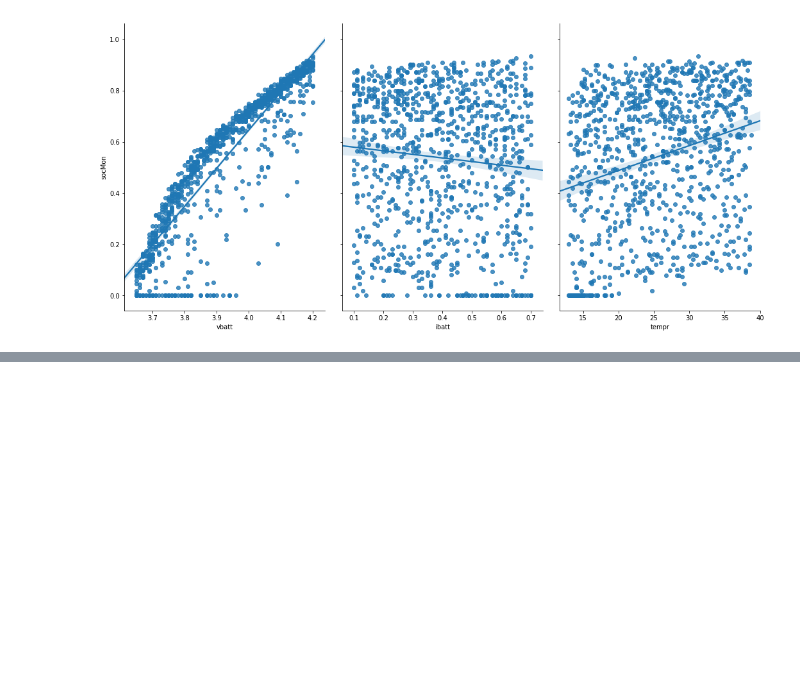
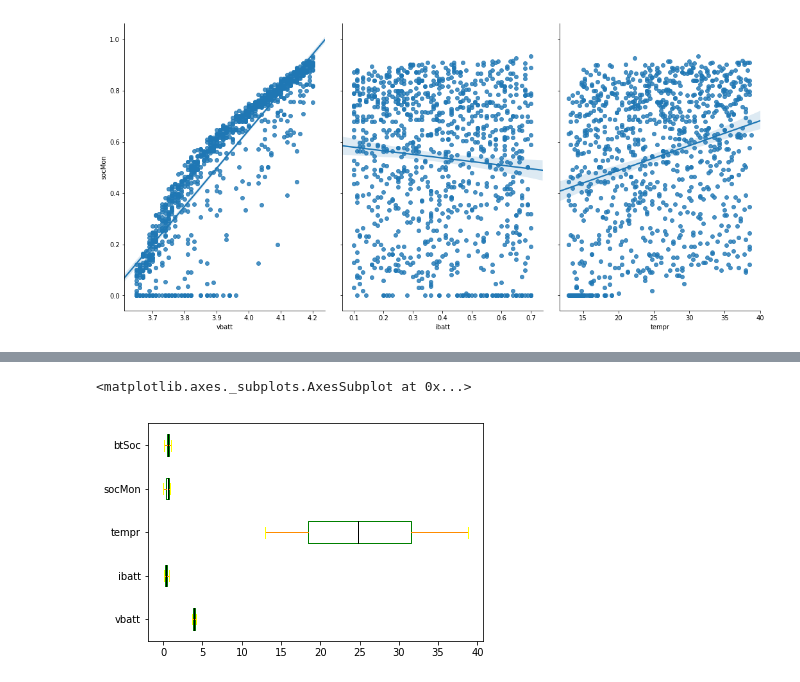
Before and after one commit to vharavu/mlnd-capstone, a Jupyter notebook: battSoC.ipynb, the cells around one changed output, grey strips where cells are left out. Drawn from its saved outputs; the diff is of its cells as text; code cells hidden in the pictures; blank space fills up the shorter version.

```diff
--- a/battSoC.ipynb
+++ b/battSoC.ipynb
@@ -96,7 +96,8 @@ sns.pairplot(data, x_vars=['vbatt', 'ibatt', 'tempr'], y_vars='socMon', size = 7
 #sns.pairplot(data, x_vars=['vbatt', 'ibatt', 'tempr'], y_vars='btSoc', size = 7, aspect = 0.7, kind='reg')
 full_data = data.copy()
 print(full_data.head())
-data.drop(['socMon', 'btSoc', 'Unnamed: 5'], axis=1, inplace=True)
+#data.drop(['socMon', 'btSoc', 'Unnamed: 5'], axis=1, inplace=True)
+data.drop(['Unnamed: 5'], axis=1, inplace=True)
 # %% [output]
    vbatt  ibatt  tempr    socMon     btSoc  Unnamed: 5
 0   3.89   0.25  23.50  0.576471  0.589600         NaN
@@ -130,0 +134,6 @@ sns.pairplot(full_data, x_vars=['vbatt', 'ibatt', 'tempr'], y_vars='socMon', siz
+# %%
+color = dict(boxes='Green', whiskers='DarkOrange', medians='Black', caps='Yellow')
+data.plot.box(color=color, sym='r+', vert=False)
+# %% [output]
+<matplotlib.axes._subplots.AxesSubplot at 0x...>
+[figure, added]
```
Also changed, not shown: parts of 9 cells of this notebook.
